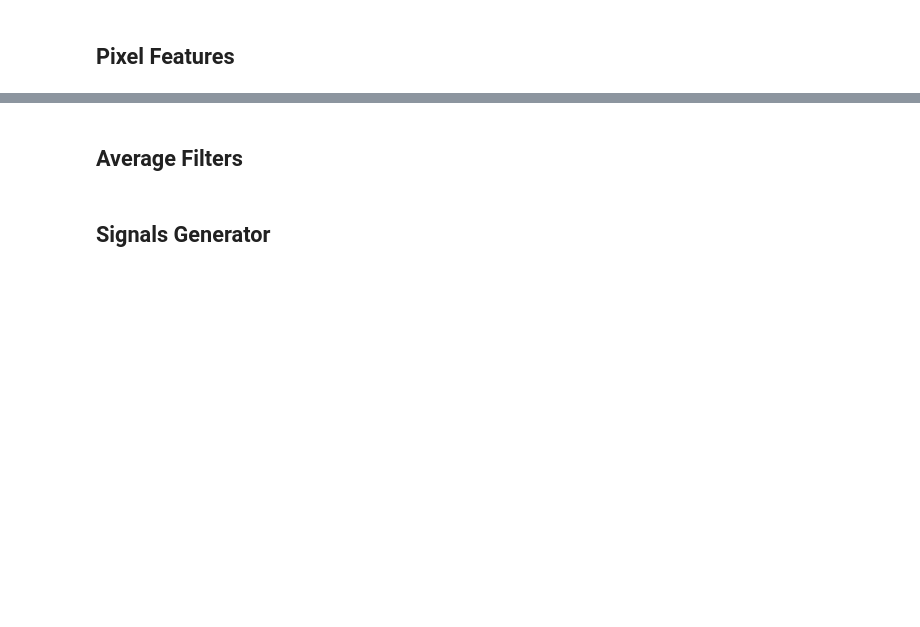
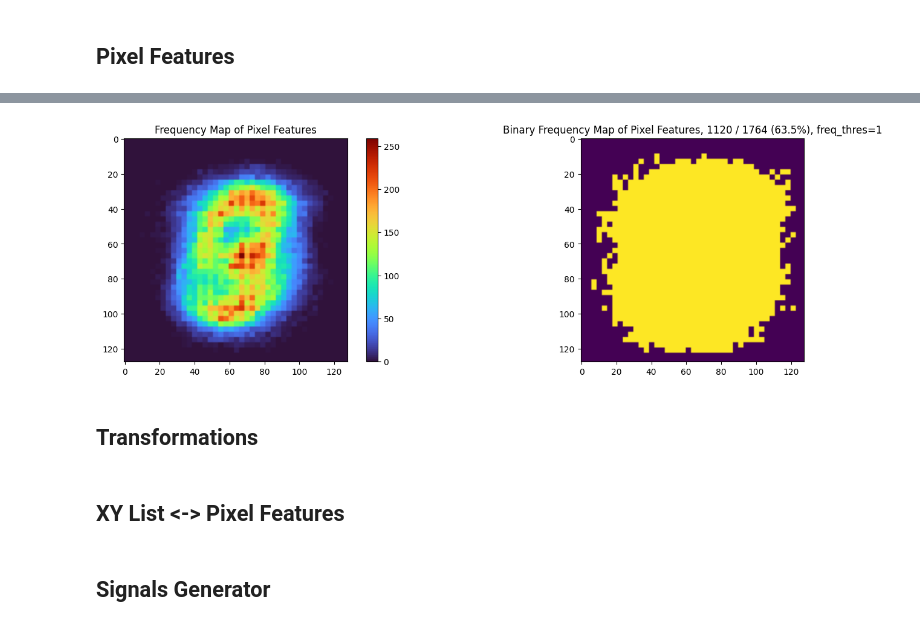
Before and after one commit to kocherovms/neurovision, a Jupyter notebook: mnist_recognition/transf_learn12.ipynb, the cells around one changed output, grey strips where cells are left out. Cells and saved outputs as stored; diff of their text form; code cells hidden in the pictures; blank space fills up the shorter version.

```diff
--- a/mnist_recognition/transf_learn12.ipynb
+++ b/mnist_recognition/transf_learn12.ipynb
@@ -477,2 +564,0 @@ else:
-# %% [markdown]
-## Average Filters
@@ -548,0 +565,43 @@ assert np.isclose(avg, f.value)
+# %%
+df_train_images_ = df_train_images.head(2000)
+# df_train_images_ = df_train_images
+PIXEL_FEATURE_FREQS = np.zeros(PIXEL_FEATURE_SBVS.shape[0], dtype='i')
+
+for image in tqdm(df_train_images_.itertuples(), total=len(df_train_images_)):
+    sequences = pickle.loads(image.inner_sequences)
+    si_ind_dict = pickle.loads(image.inner_si_ind_dict)
+    xy_list_full = get_xy_sequence(get_sequence(sequences), si_ind_dict)
+    ohe_vec = xy_list_to_ohe_vec(xy_list_full)
+    pixel_feature_inds = np.flatnonzero(PIXEL_FEATURE_BITMAP_MASKS @ ohe_vec)
+    PIXEL_FEATURE_FREQS[pixel_feature_inds] += 1
+# %%
+bitmap = np.zeros((config.sample_size, config.sample_size), dtype='i')
+assert PIXEL_FEATURE_BITMAP_MASKS.shape[0] == PIXEL_FEATURE_FREQS.shape[0]
+
+for mask, freq in zip(PIXEL_FEATURE_BITMAP_MASKS, PIXEL_FEATURE_FREQS):
+    mask_with_freq = np.where(mask, freq, 0)
+    bitmap += mask_with_freq.reshape(bitmap.shape)
+
+fig, (ax1, ax2) = plt.subplots(1, 2)
+fig.set_figwidth(18)
+
+ax1.set_title(f'Frequency Map of Pixel Features')
+im = ax1.imshow(bitmap, cmap='turbo')
+fig.colorbar(im, ax=ax1)
+
+pixel_feature_freqs_sorted_desc = -np.sort(-PIXEL_FEATURE_FREQS)
+percentile = 1
+ind = int(np.count_nonzero(pixel_feature_freqs_sorted_desc) * percentile)
+freq_thres = pixel_feature_freqs_sorted_desc[ind-1]
+# bitmap2 = np.where(bitmap, 1, 0)
+bitmap2 = np.where(PIXEL_FEATURE_BITMAP_MASKS[(PIXEL_FEATURE_FREQS >= freq_thres)].sum(axis=0), 1, 0)
+bitmap2 = vec_to_square_matrix(bitmap2)
+# a = (PIXEL_FEATURE_FREQS > 0).sum()
+a = (PIXEL_FEATURE_FREQS >= freq_thres).sum()
+b = PIXEL_FEATURE_BITMAP_MASKS.shape[0]
+ax2.set_title(f'Binary Frequency Map of Pixel Features, {a} / {b} ({a / b * 100:.1f}%), freq_thres={freq_thres}')
+ax2.imshow(bitmap2);
+# %% [output]
+[figure, added]
+# %% [markdown]
+## Transformations
@@ -548,0 +647,2 @@ assert np.isclose(avg, f.value)
+# %% [markdown]
+## XY List <-> Pixel Features
```
Also changed, not shown: parts of 45 cells of this notebook.
